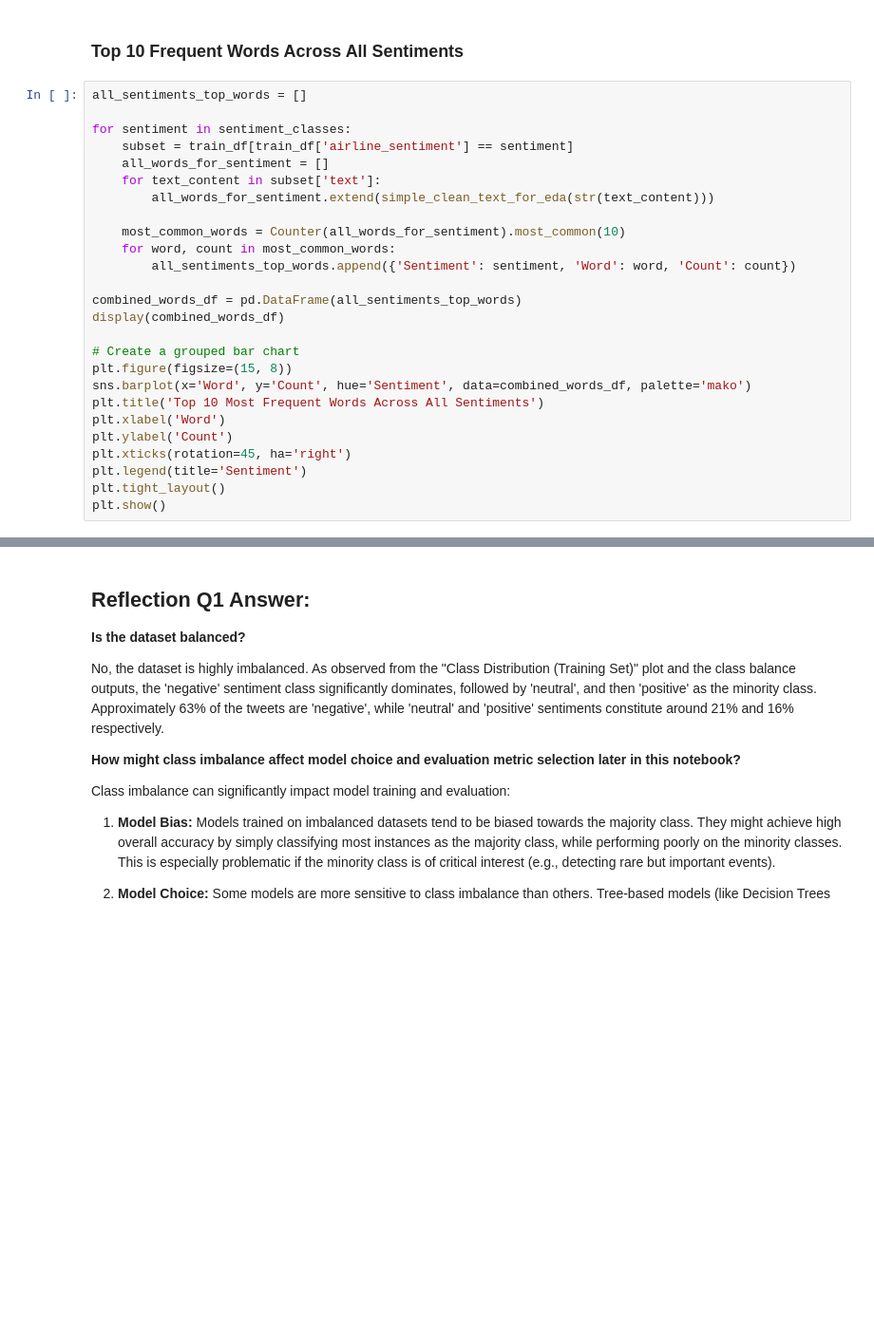
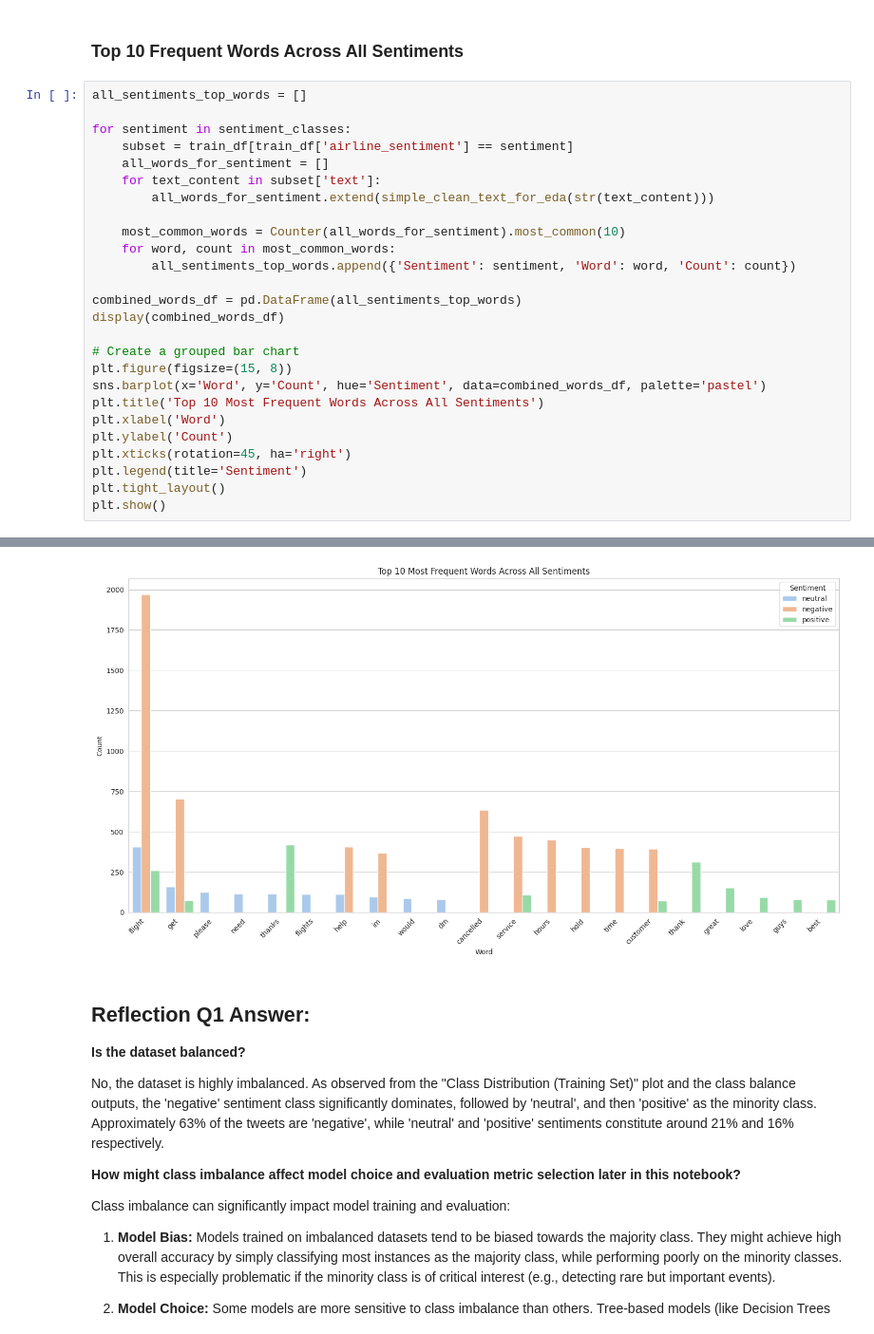
Before and after one commit to AvikRaj/sentiment-analysis-airtravel, a Jupyter notebook: sentiment-analysis.ipynb, the cells around one changed output, grey strips where cells are left out. Shown at 95% size. Cells and saved outputs as stored; diff of their text form; blank space fills up the shorter version.

```diff
--- a/sentiment-analysis.ipynb
+++ b/sentiment-analysis.ipynb
@@ -355,7 +382,7 @@ display(combined_words_df)
 
 # Create a grouped bar chart
 plt.figure(figsize=(15, 8))
-sns.barplot(x='Word', y='Count', hue='Sentiment', data=combined_words_df, palette='mako')
+sns.barplot(x='Word', y='Count', hue='Sentiment', data=combined_words_df, palette='pastel')
 plt.title('Top 10 Most Frequent Words Across All Sentiments')
 plt.xlabel('Word')
 plt.ylabel('Count')
@@ -363,3 +390,4 @@ plt.xticks(rotation=45, ha='right')
 plt.legend(title='Sentiment')
 plt.tight_layout()
 plt.show()
+# %% [output]
@@ -366,3 +411,4 @@ plt.show()
+[figure, added]
 # %% [markdown]
 ## Reflection Q1 Answer:
 
```
Also changed, not shown: parts of 6 cells of this notebook.
